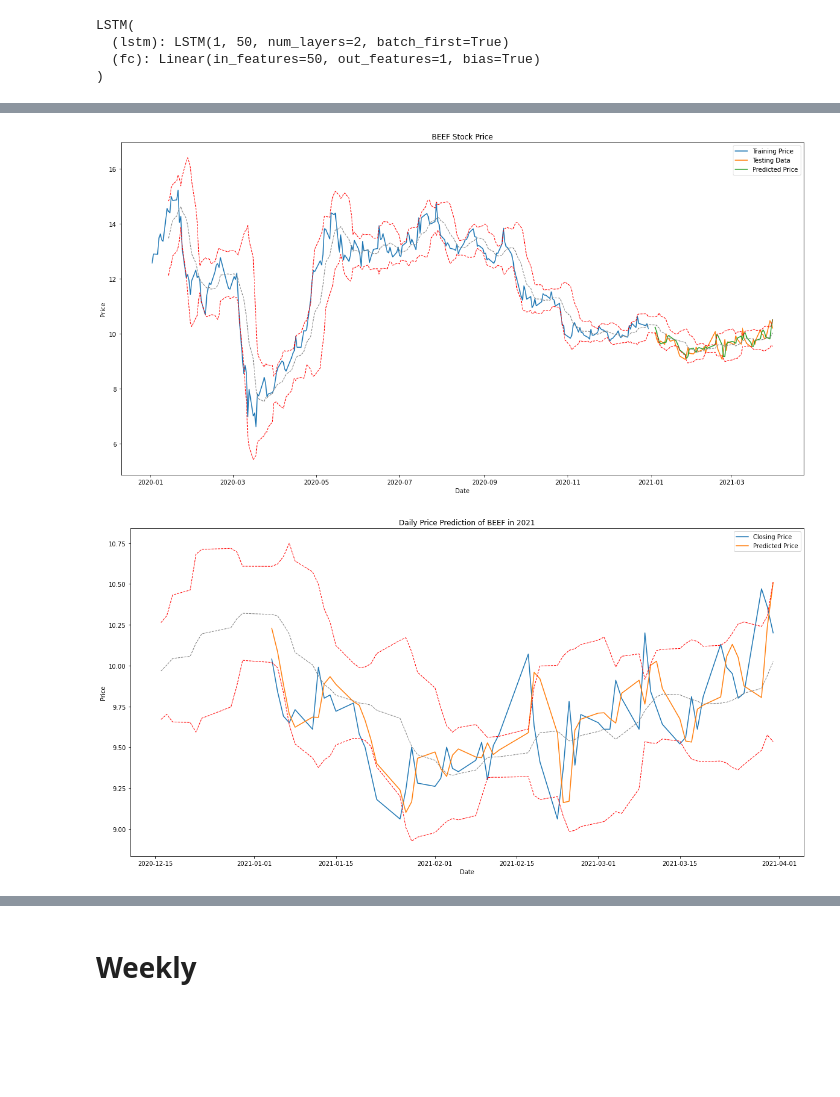
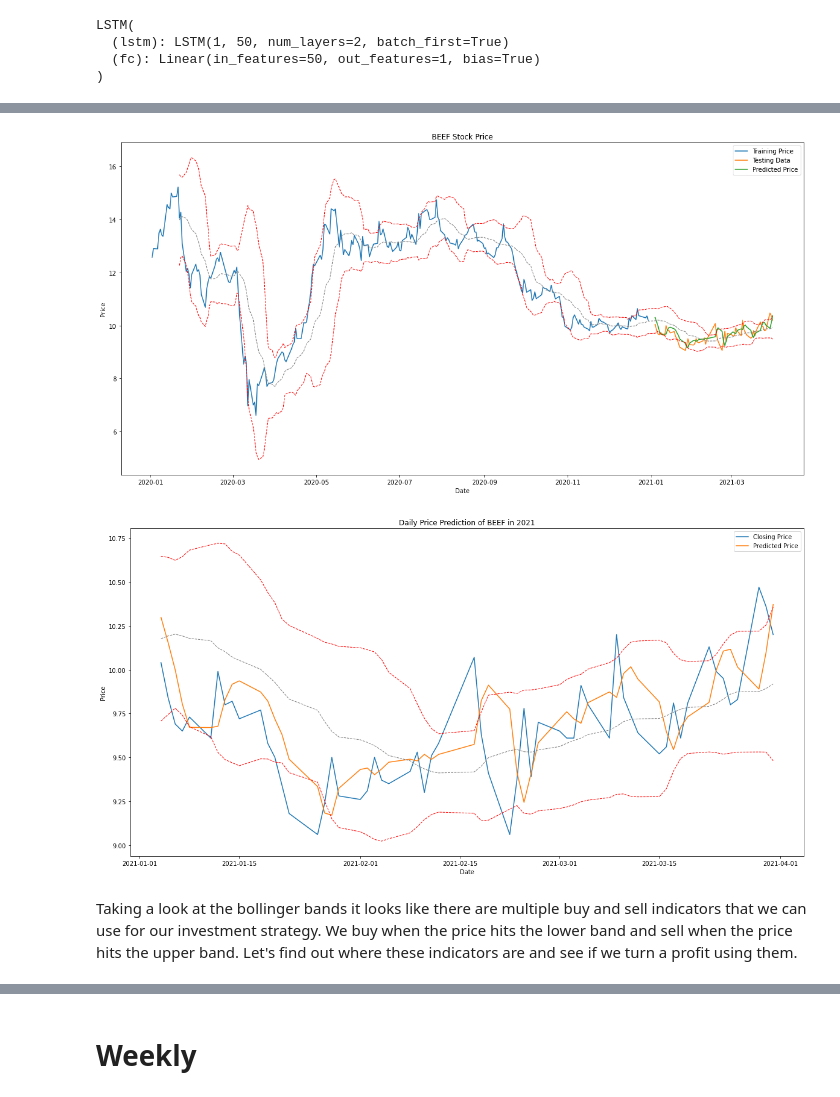
Before and after one commit to c-woo/Value-Investor, a Jupyter notebook: BEEF.ipynb, the cells around one changed output, grey strips where cells are left out. Saved outputs shown, nothing was run; the diff lists cells and outputs as text; code cells hidden in the pictures; blank space fills up the shorter version.

```diff
--- a/BEEF.ipynb
+++ b/BEEF.ipynb
@@ -84,8 +90,8 @@ scaled_train_data = scaled_data[:249]
 # %% [markdown]
 # Daily
 # %%
-X_train, y_train = get_train_data(scaled_train_data, 12)
-X_test, y_test = get_test_data(BEEF, testing_data, scaler, 12)
+X_train, y_train = get_train_data(scaled_train_data, 6)
+X_test, y_test = get_test_data(BEEF, testing_data, scaler, 6)
 # %%
 X_train = torch.from_numpy(X_train).type(torch.Tensor)
 X_test = torch.from_numpy(X_test).type(torch.Tensor)
@@ -173,8 +181,8 @@ price = np.array(training_data['Price'])
 price = np.append(price, y_test_pred.reshape(-1))
 
 boll_daily['Price'] = price
-boll_daily['SMA'] = sma(boll_daily['Price'], 9)
-boll_daily['upper_bb'], boll_daily['lower_bb'] = bollinger(boll_daily['Price'], boll_daily['SMA'], 9)
+boll_daily['SMA'] = sma(boll_daily['Price'], 15)
+boll_daily['upper_bb'], boll_daily['lower_bb'] = bollinger(boll_daily['Price'], boll_daily['SMA'], 15)
 boll_daily
 # %% [output]
 A value is trying to be set on a copy of a slice from a DataFrame.
@@ -220,18 +228,20 @@ plt.title('BEEF Stock Price')
 plt.legend()
 plt.show()
 # %% [output]
-[figure, old version]
+[figure, new version]
 # %%
 plt.figure(figsize=(20, 10))
 plt.plot(testing_data['Date'], testing_data['Price'], label='Closing Price')
 plt.plot(testing_data['Date'], y_test_pred.reshape(-1), label='Predicted Price')
-plt.plot(boll_daily['Date'][240:], boll_daily['upper_bb'][240:], linestyle = '--', linewidth=1, color='red')
-plt.plot(boll_daily['Date'][240:], boll_daily['lower_bb'][240:], linestyle = '--', linewidth=1, color='red')
-plt.plot(boll_daily['Date'][240:], boll_daily['SMA'][240:], linestyle='--', linewidth=1, color='gray')
+plt.plot(boll_daily['Date'][249:], boll_daily['upper_bb'][249:], linestyle = '--', linewidth=1, color='red')
+plt.plot(boll_daily['Date'][249:], boll_daily['lower_bb'][249:], linestyle = '--', linewidth=1, color='red')
+plt.plot(boll_daily['Date'][249:], boll_daily['SMA'][249:], linestyle='--', linewidth=1, color='gray')
 plt.xlabel('Date')
 plt.ylabel('Price')
 plt.title('Daily Price Prediction of BEEF in 2021')
 plt.legend()
 plt.show()
 # %% [output]
-[figure, old version]
+[figure, new version]
+# %% [markdown]
+Taking a look at the bollinger bands it looks like there are multiple buy and sell indicators that we can use for our investment strategy. We buy when the price hits the lower band and sell when the price hits the upper band. Let's find out where these indicators are and see if we turn a profit using them.
```
Also changed, not shown: parts of 43 cells of this notebook, 9 other files.
